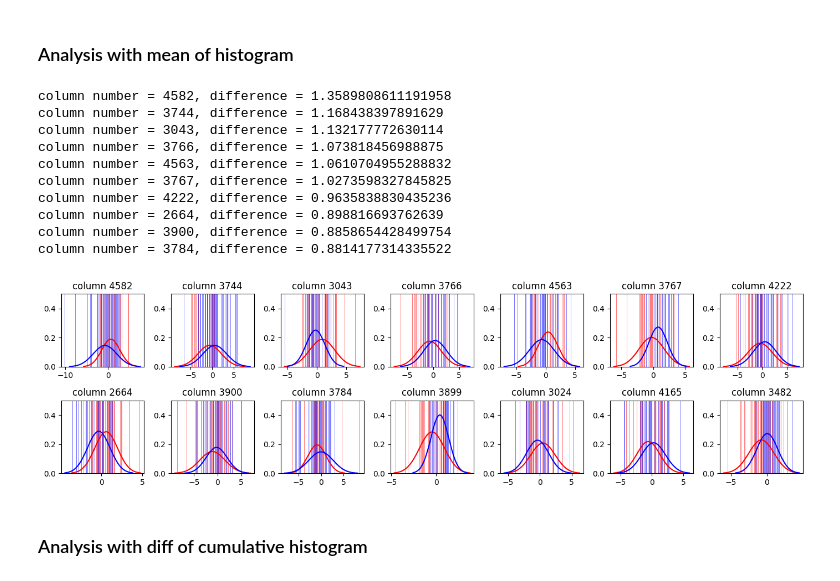
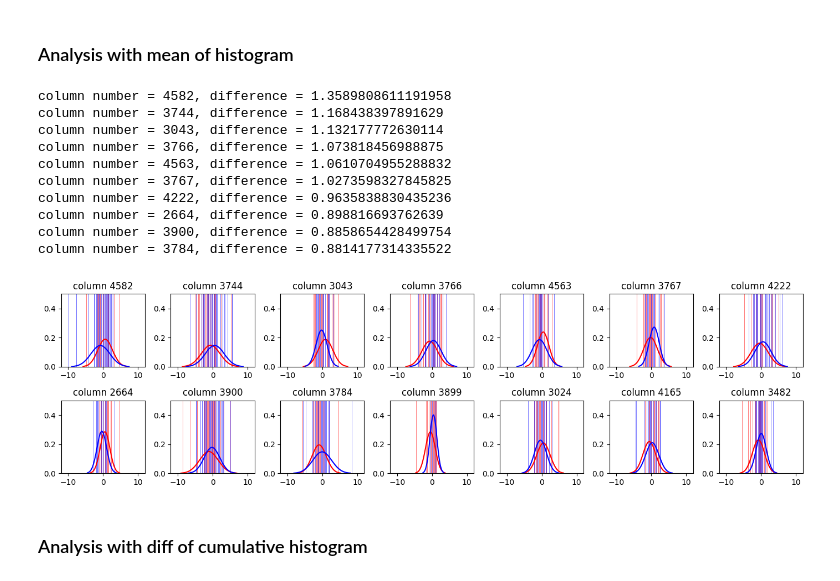
Before and after one commit to tahendry/master_thesis, a Jupyter notebook: histogram_analysis_on_MVPA.ipynb, the cells around one changed output. Saved outputs shown, nothing was run; the diff lists cells and outputs as text; code cells hidden in the pictures.

```diff
--- a/histogram_analysis_on_MVPA.ipynb
+++ b/histogram_analysis_on_MVPA.ipynb
@@ -219,7 +197,10 @@ array([0, 0, 0, 1, 0, 1, 0, 1, 1, 1, 0, 0, 0, 1, 0, 1, 0, 0, 1, 0, 1, 1,
 # plot histogram of arr_small, colors are different for 0 and 1
 fig = plt.figure(figsize=(8, 4))
 ax = fig.add_subplot(121)
-ax.hist(arr_small[arr_gt == 0].flatten(), bins=100, color='blue')
-ax.hist(arr_small[arr_gt == 1].flatten(), bins=100, color='red', alpha=0.5)
+ax.hist(arr_small[df_label["Cond"] == 0].flatten(),
+        bins=100, color='blue')
+ax.hist(arr_small[df_label["Cond"] == 1].flatten(),
+        bins=100, color='red', alpha=0.5)
+ax.set_yscale('log')
 plt.show()
 # %% [output]
@@ -228,5 +210,9 @@ plt.show()
 # flatten the arr_small into a 2d array (keep the sample dimension)
 arr_small_2d = arr_small.reshape(arr_small.shape[0], -1)
 print(f"shape of arr_small_2d: {arr_small_2d.shape}")
+
+# create a dataframe from the 2d array
+df_small = (pd.DataFrame(arr_small_2d))
+df_small
 # %% [output]
 shape of arr_small_2d: (68, 7581)
@@ -233,8 +231,0 @@ shape of arr_small_2d: (68, 7581)
-# %%
-# TODO: do not add the ground truth as a column, but as a label -> make rest of code work with this change
-# create a histogram along the sample dimension
-df_small = (pd.DataFrame(arr_small_2d)
-            # add a column "ground_truth" as categorical which contains the ground truth
-            .assign(ground_truth=pd.Categorical(arr_gt))
-            )
-df_small
@@ -257,48 +234,49 @@ df_small
 # %%
 # find the columns with the biggest difference
 diff_dict = {}
-for col in range(df_small.shape[1] - 1):  # -1 because the last column is the ground truth
-    diff = np.abs(df_small.loc[df_small["ground_truth"]==1 , col].mean()
-                  - df_small.loc[df_small["ground_truth"]==0 , col].mean())
+for col in range(df_small.shape[1]):
+    diff = np.abs(df_small.loc[df_label["Cond"]==1 , col].mean()
+                  - df_small.loc[df_label["Cond"]==0 , col].mean())
     diff_dict[col] = diff
 diff_list = sorted(diff_dict.items(), key=lambda x:x[1], reverse=True)  # creates a list of tuples
 
 # print the first 10 pairs of the diff_dict
 for i in range(10):
     print(f"column number = {diff_list[i][0]}, difference = {diff_list[i][1]}")
 
 # plot the 10 columns with the biggest difference
 fig = plt.figure(figsize=(14, 4))
 for i in range(14):
     col = diff_list[i][0]
     ax = fig.add_subplot(2, 7, i+1)
-    ax.hist(df_small.loc[df_small["ground_truth"]==1 , col], bins=100, color='red', alpha=0.5)
-    ax.hist(df_small.loc[df_small["ground_truth"]==0 , col], bins=100, color='blue', alpha=0.5)
+    ax.hist(df_small.loc[df_label["Cond"]==1 , col], bins=100, color='red', alpha=0.5)
+    ax.hist(df_small.loc[df_label["Cond"]==0 , col], bins=100, color='blue', alpha=0.5)
     # add bell curve
-    mu = df_small.loc[df_small["ground_truth"]==1 , col].mean()
-    sigma = df_small.loc[df_small["ground_truth"]==1 , col].std()
+    mu = df_small.loc[df_label["Cond"]==1 , col].mean()
+    sigma = df_small.loc[df_label["Cond"]==1 , col].std()
     x = np.linspace(mu - 3*sigma, mu + 3*sigma, 100)
     ax.plot(x, norm.pdf(x, mu, sigma), color='red')
-    mu = df_small.loc[df_small["ground_truth"]==0 , col].mean()
-    sigma = df_small.loc[df_small["ground_truth"]==0 , col].std()
+    mu = df_small.loc[df_label["Cond"]==0 , col].mean()
+    sigma = df_small.loc[df_label["Cond"]==0 , col].std()
     x = np.linspace(mu - 3*sigma, mu + 3*sigma, 100)
     ax.plot(x, norm.pdf(x, mu, sigma), color='blue')
     ax.set_ylim(0, .5)
+    ax.set_xlim(-12, 12)
     ax.set_title(f"column {col}")
 fig.tight_layout()
 plt.show()
 # %% [output]
 column number = 4582, difference = 1.3589808611191958
 column number = 3744, difference = 1.168438397891629
 column number = 3043, difference = 1.132177772630114
 column number = 3766, difference = 1.073818456988875
 column number = 4563, difference = 1.0610704955288832
 column number = 3767, difference = 1.0273598327845825
 column number = 4222, difference = 0.9635838830435236
 column number = 2664, difference = 0.898816693762639
 column number = 3900, difference = 0.8858654428499754
 column number = 3784, difference = 0.8814177314335522
-[figure, old version]
+[figure, new version]
 # %% [markdown]
 ### Analysis with diff of cumulative histogram
 # %% [markdown]
```
Also changed, not shown: parts of 14 cells of this notebook.
